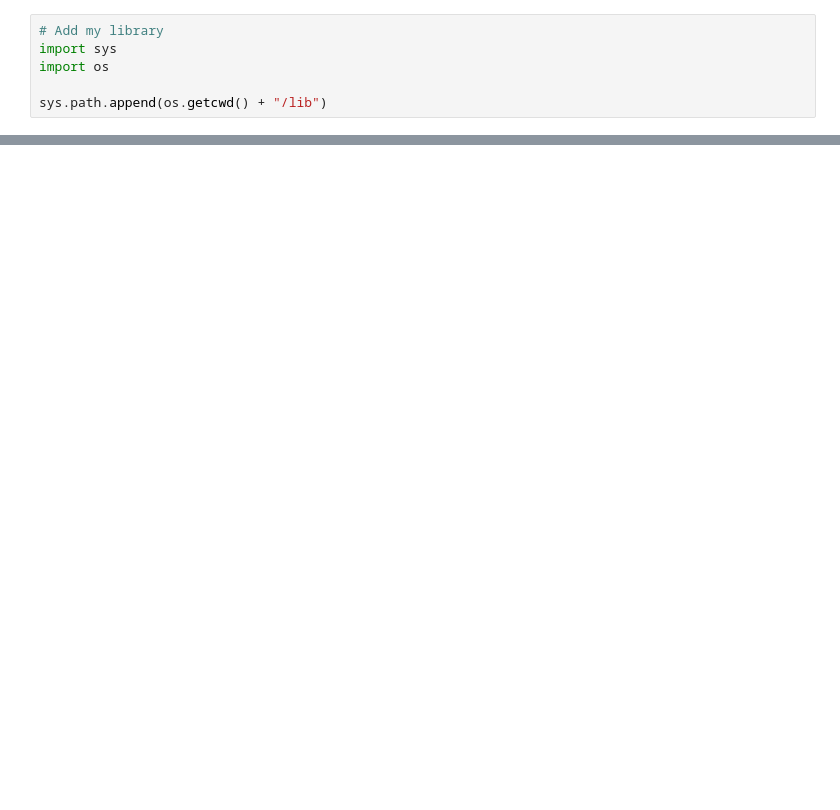
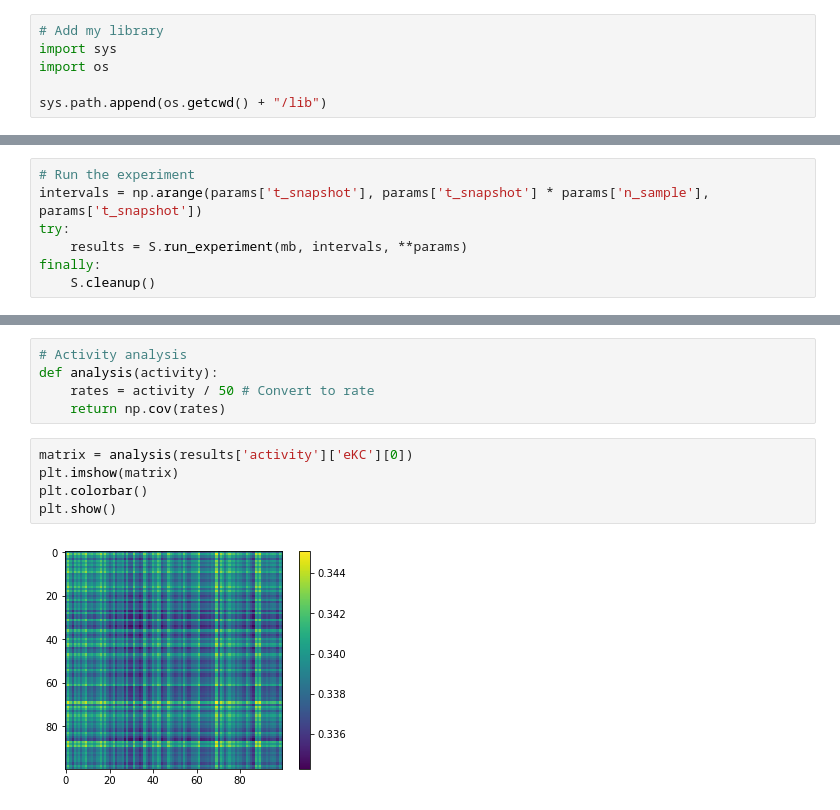
Before and after one commit to bikeboi/jra-project, a Jupyter notebook: experiment_1.ipynb, the cells around one changed output, grey strips where cells are left out. Drawn from its saved outputs; the diff is of its cells as text; blank space fills up the shorter version.

```diff
--- a/experiment_1.ipynb
+++ b/experiment_1.ipynb
@@ -201,0 +222,7 @@ Ending Simulation...
+# %%
+# Run the experiment
+intervals = np.arange(params['t_snapshot'], params['t_snapshot'] * params['n_sample'], params['t_snapshot'])
+try:
+    results = S.run_experiment(mb, intervals, **params)
+finally:
+    S.cleanup()
@@ -201,0 +258,12 @@ Ending Simulation...
+# %%
+# Activity analysis
+def analysis(activity):
+    rates = activity / 50 # Convert to rate
+    return np.cov(rates)
+# %%
+matrix = analysis(results['activity']['eKC'][0])
+plt.imshow(matrix)
+plt.colorbar()
+plt.show()
+# %% [output]
+[figure, added]
```
Also changed, not shown: parts of 18 cells of this notebook, 4 other files.
